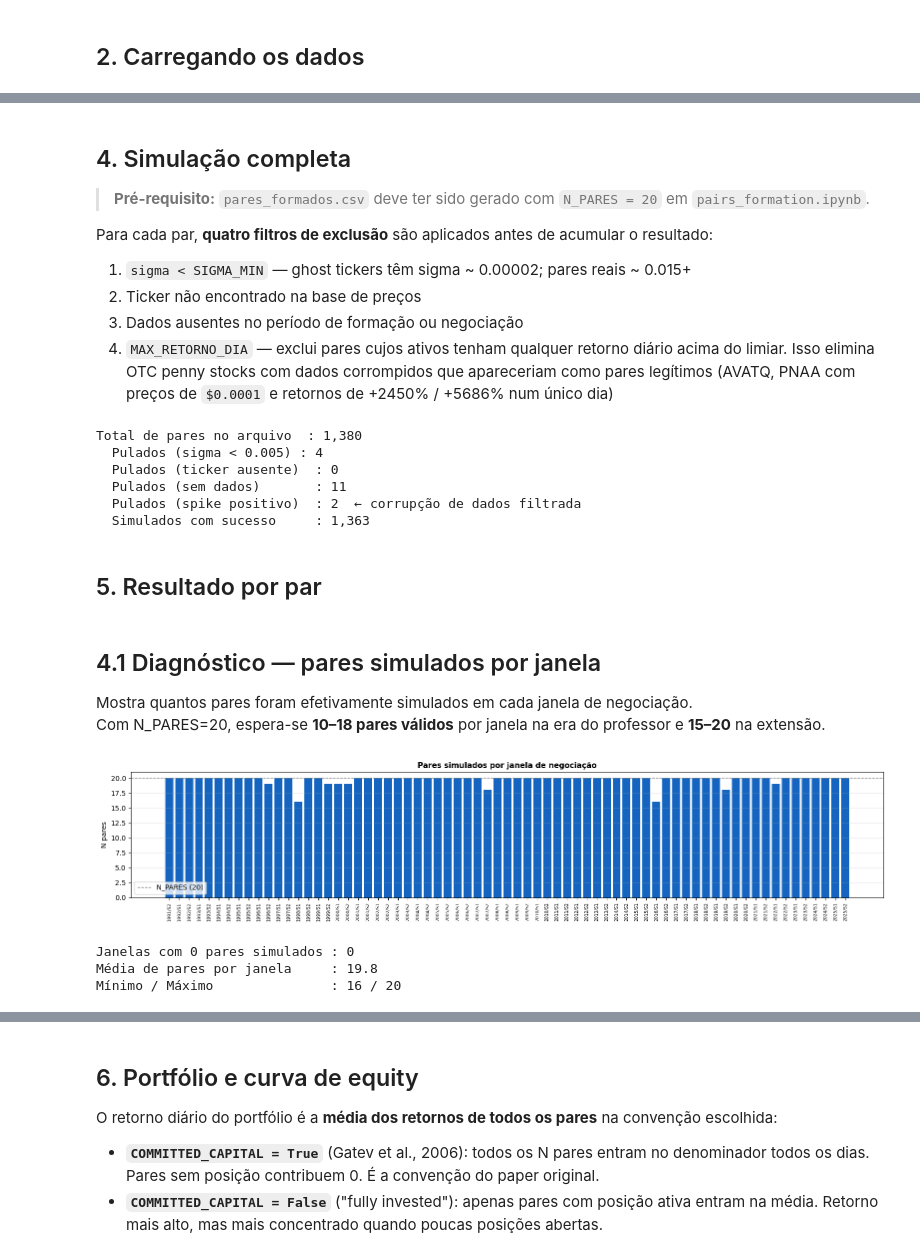
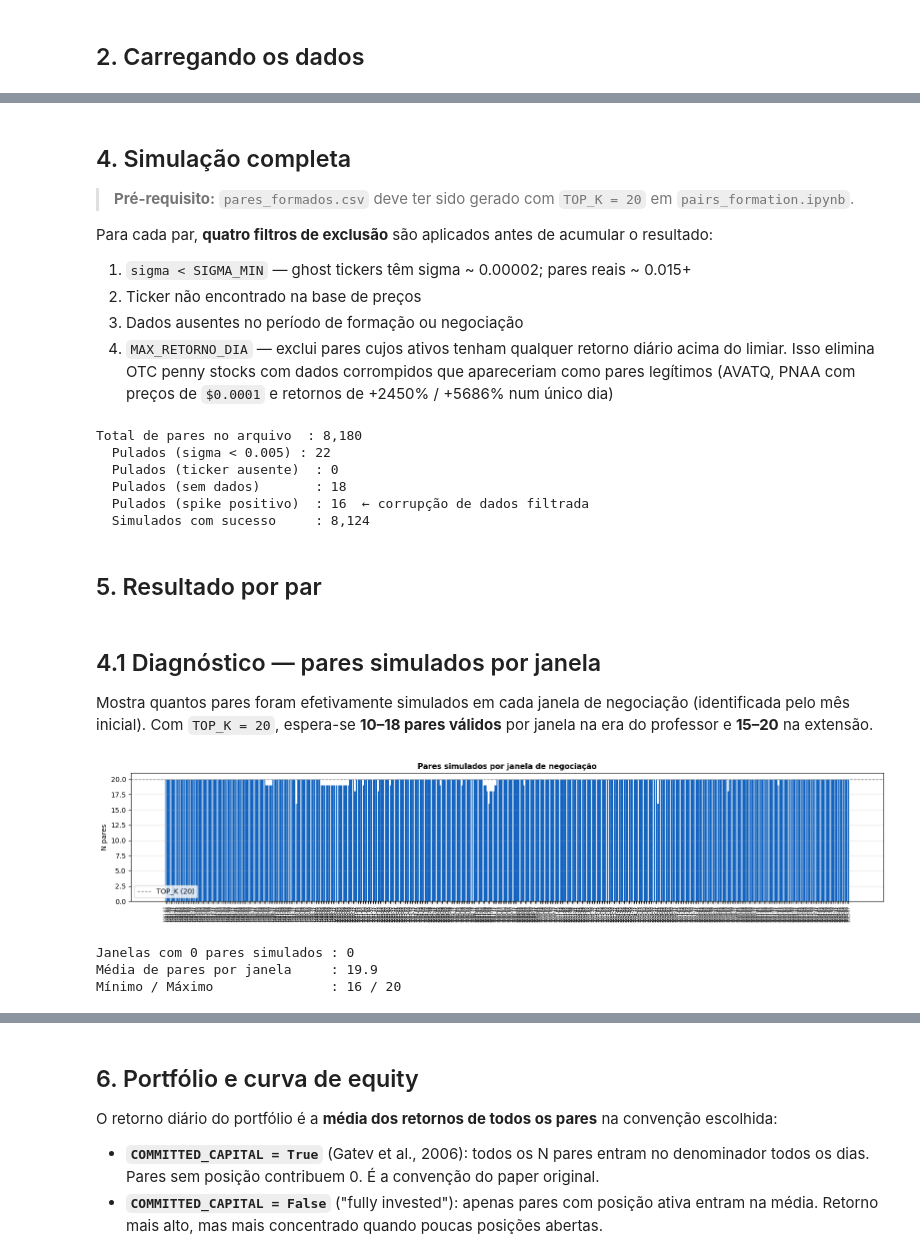
Before and after one commit to jvleichter-data/TCC-pair-trading, a Jupyter notebook: new_aproach/src/distance/pairs_trading.ipynb, the cells around one changed output, grey strips where cells are left out. Cells and saved outputs as stored; diff of their text form; code cells hidden in the pictures.

```diff
--- a/new_aproach/src/distance/pairs_trading.ipynb
+++ b/new_aproach/src/distance/pairs_trading.ipynb
@@ -183,7 +186,7 @@ def contar_trades(positions):
 # %% [markdown]
 ## 4. Simulação completa
 
-> **Pré-requisito:** `pares_formados.csv` deve ter sido gerado com `N_PARES = 20` em `pairs_formation.ipynb`.
+> **Pré-requisito:** `pares_formados.csv` deve ter sido gerado com `TOP_K = 20` em `pairs_formation.ipynb`.
 
 Para cada par, **quatro filtros de exclusão** são aplicados antes de acumular o resultado:
 1. `sigma < SIGMA_MIN` — ghost tickers têm sigma ~ 0.00002; pares reais ~ 0.015+
@@ -204,7 +207,6 @@ for _, par in pares.iterrows():
     a2    = par['ativo2']
     mu    = par['spread_media']
     sigma = par['spread_desvio']
-    p_neg = par['negociacao']
 
     # Filtro 1: sigma patologicamente pequeno (ghost tickers)
     if sigma < SIGMA_MIN:
@@ -216,11 +218,17 @@ for _, par in pares.iterrows():
         n_skip_ticker += 1
         continue
 
-    mask_form   = df['period'].isin([par['formacao_inicio'], par['formacao_fim']])
+    # Recortes por mês calendário (mesma convenção da formação)
+    form_inicio = pd.Period(par['formacao_inicio'],   freq='M')
+    form_fim    = pd.Period(par['formacao_fim'],      freq='M')
+    neg_inicio  = pd.Period(par['negociacao_inicio'], freq='M')
+    neg_fim     = pd.Period(par['negociacao_fim'],    freq='M')
+
+    mask_form = (meses_por_linha >= form_inicio) & (meses_por_linha <= form_fim)
+    mask_neg  = (meses_por_linha >= neg_inicio)  & (meses_por_linha <= neg_fim)
+
     precos_form = df.loc[mask_form, [a1, a2]].dropna()
-
-    mask_neg   = df['period'] == p_neg
-    precos_neg = df.loc[mask_neg, [a1, a2]].dropna()
+    precos_neg  = df.loc[mask_neg,  [a1, a2]].dropna()
 
     # Filtro 3: dados ausentes
     if len(precos_form) == 0 or len(precos_neg) == 0:
@@ -245,7 +253,8 @@ for _, par in pares.iterrows():
 
     resultados_pares.append({
         'janela'        : par['janela'],
-        'negociacao'    : p_neg,
+        'neg_inicio'    : par['negociacao_inicio'],
+        'neg_fim'       : par['negociacao_fim'],
         'ativo1'        : a1,
         'ativo2'        : a2,
         'rank'          : par['rank'],
@@ -266,9 +275,12 @@ for _, par in pares.iterrows():
     # artificialmente o retorno dos pares sobreviventes.
     #
     # COMMITTED_CAPITAL=False: só dias com posição ativa entram na média.
+    #
+    # Com janelas sobrepostas (PASSO_MESES < MESES_NEGOCIACAO) as carteiras coexistem:
+    # a média diária é tirada sobre todos os pares ativos, de todas as janelas.
     if COMMITTED_CAPITAL:
         ret_dict  = resultado['retorno_diario'].to_dict()
-        all_dates = df.index[mask_neg]          # todos os dias de pregão do semestre
+        all_dates = df.index[mask_neg]          # todos os dias de pregão do período
         for date in all_dates:
             retornos_por_data.setdefault(date, []).append(ret_dict.get(date, 0.0))
     else:
@@ -285,49 +297,49 @@ print(f"  Pulados (sem dados)       : {n_skip_dados:,}")
 print(f"  Pulados (spike positivo)  : {n_skip_outlier:,}  ← corrupção de dados filtrada")
 print(f"  Simulados com sucesso     : {len(resultados_df):,}")
 # %% [output]
-Total de pares no arquivo  : 1,380
-  Pulados (sigma < 0.005) : 4
+Total de pares no arquivo  : 8,180
+  Pulados (sigma < 0.005) : 22
   Pulados (ticker ausente)  : 0
-  Pulados (sem dados)       : 11
-  Pulados (spike positivo)  : 2  ← corrupção de dados filtrada
-  Simulados com sucesso     : 1,363
+  Pulados (sem dados)       : 18
+  Pulados (spike positivo)  : 16  ← corrupção de dados filtrada
+  Simulados com sucesso     : 8,124
 # %% [markdown]
 ## 5. Resultado por par
 # %% [markdown]
 ## 4.1 Diagnóstico — pares simulados por janela
 
-Mostra quantos pares foram efetivamente simulados em cada janela de negociação.
-Com N_PARES=20, espera-se **10–18 pares válidos** por janela na era do professor e **15–20** na extensão.
+Mostra quantos pares foram efetivamente simulados em cada janela de negociação (identificada pelo mês inicial).
+Com `TOP_K = 20`, espera-se **10–18 pares válidos** por janela na era do professor e **15–20** na extensão.
 # %%
 # Pares simulados por janela de negociação
 pares_por_janela = (
     resultados_df
-    .groupby('negociacao')['ativo1']
+    .groupby('neg_inicio')['ativo1']
     .count()
     .reset_index()
     .rename(columns={'ativo1': 'n_simulados'})
-    .sort_values('negociacao')
+    .sort_values('neg_inicio')
 )
 
 fig, ax = plt.subplots(figsize=(16, 3.5))
 cores = ['#1565C0' if n >= 10 else '#ef5350' for n in pares_por_janela['n_simulados']]
-ax.bar(pares_por_janela['negociacao'], pares_por_janela['n_simulados'], color=cores)
-ax.axhline(pares['rank'].max(), color='gray', lw=1.0, ls='--', label=f'N_PARES ({pares["rank"].max()})')
+ax.bar(pares_por_janela['neg_inicio'], pares_por_janela['n_simulados'], color=cores)
+ax.axhline(pares['rank'].max(), color='gray', lw=1.0, ls='--', label=f'TOP_K ({pares["rank"].max()})')
 ax.set_title('Pares simulados por janela de negociação', fontsize=11, fontweight='bold')
 ax.set_ylabel('N pares')
-ax.tick_params(axis='x', rotation=90, labelsize=6.5)
+ax.tick_params(axis='x', rotation=90, labelsize=5.5)
 ax.legend()
 ax.grid(axis='y', alpha=0.3)
 plt.tight_layout()
 plt.show()
 
 print(f"Janelas com 0 pares simulados : {(pares_por_janela['n_simulados'] == 0).sum()}")
 print(f"Média de pares por janela     : {pares_por_janela['n_simulados'].mean():.1f}")
 print(f"Mínimo / Máximo               : {pares_por_janela['n_simulados'].min()} / {pares_por_janela['n_simulados'].max()}")
 # %% [output]
-[figure, old version]
+[figure, new version]
 Janelas com 0 pares simulados : 0
-Média de pares por janela     : 19.8
+Média de pares por janela     : 19.9
 Mínimo / Máximo               : 16 / 20
 # %%
 pares_com_trade = resultados_df[resultados_df['n_trades'] > 0]
```
Also changed, not shown: parts of 14 cells of this notebook, 18 other files.
